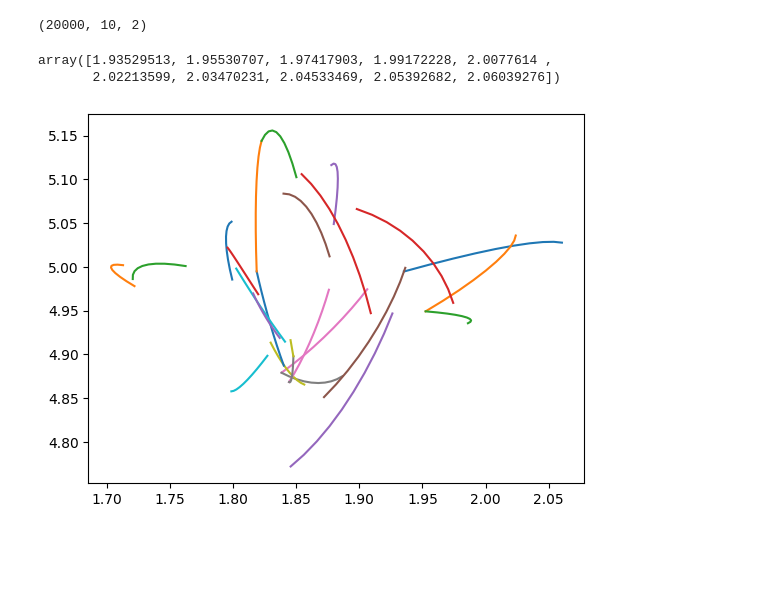
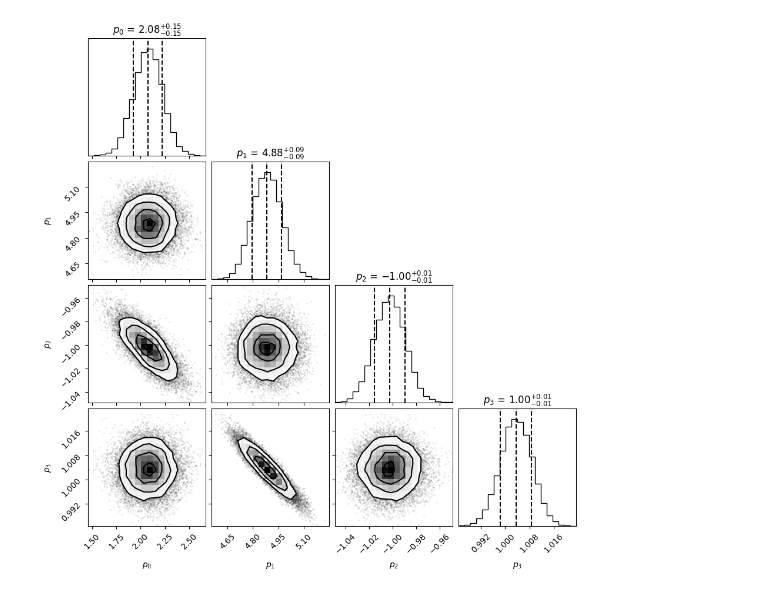
Before and after one commit to dylannpaterson/HMC, a Jupyter notebook: example.ipynb, the cells around one changed output. Saved outputs shown, nothing was run; the diff lists cells and outputs as text; code cells hidden in the pictures; blank space fills up the shorter version.

```diff
--- a/example.ipynb
+++ b/example.ipynb
@@ -85,11 +54,4 @@ plt.show()
-# %%
-plt.plot(smp.orbits[1:50:2,:,0].T,smp.orbits[1:50:2,:,1].T)
-
-print(smp.orbits.shape)
-
-smp.orbits[1,:,0]
-# %% [output]
-(20000, 10, 2)
-array([1.93529513, 1.95530707, 1.97417903, 1.99172228, 2.0077614 ,
-       2.02213599, 2.03470231, 2.04533469, 2.05392682, 2.06039276])
-[figure, removed]
+# %%
+smp.plotSamples([r"$p_0$",r"$p_1$",r"$p_2$",r"$p_3$"])
+# %% [output]
+[figure, added]
```
Also changed, not shown: parts of 5 cells of this notebook, 1 other file.
